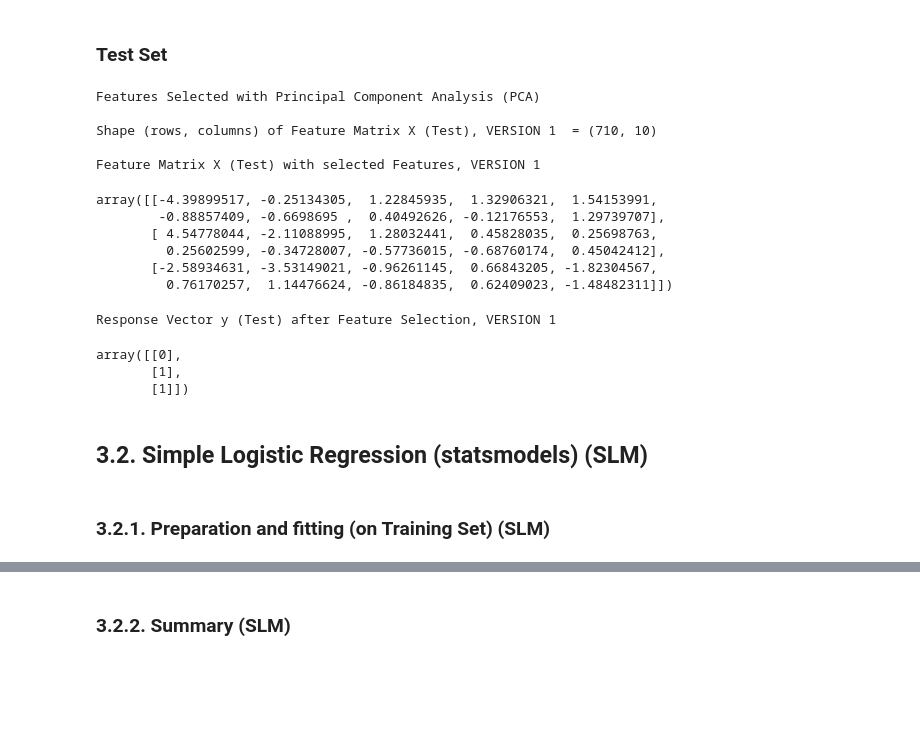
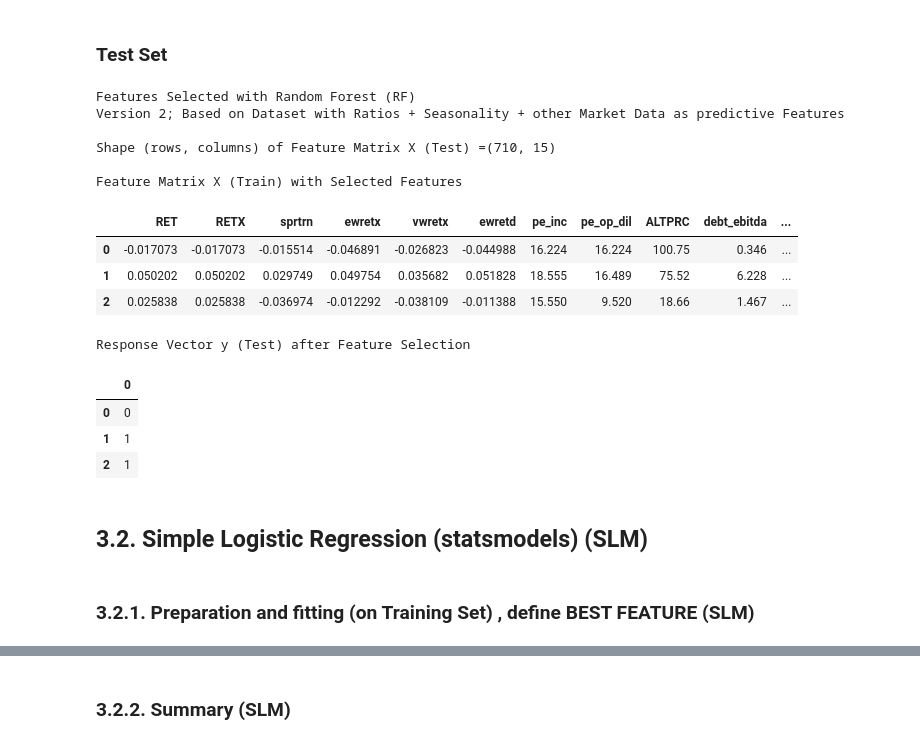
Before and after one commit to mathiasluethi/Machine_Learning_in_Finance_Group_Project, a Jupyter notebook: 3a_prediction_logistic_regression.ipynb, the cells around one changed output, grey strips where cells are left out. Drawn from its saved outputs; the diff is of its cells as text; code cells hidden in the pictures; blank space fills up the shorter version.

```diff
--- a/3a_prediction_logistic_regression.ipynb
+++ b/3a_prediction_logistic_regression.ipynb
@@ -144,44 +132,38 @@ array([[1],
 # %% [markdown]
 ### Test Set
 # %%
-print('Features Selected with ' + str(sel_state))
-if _SELECTION_ == RF:
-    print("")
-    print('Shape (rows, columns) of Feature Matrix X (Test), VERSION ' + str(_VERSION_), ' = ' + str(X_test_s.shape))
-    print("")
-    print('Feature Matrix X (Test) with selected Features, VERSION ' + str(_VERSION))
-    display(X_test_s.head(3))
-    print("")
-    print('Response Vector y (Test) after Feature Selection, VRSION ' + str(_VERSION_))
-    display(y_test_s.head(3))
-elif _SELECTION_ == PCA:
-    print("")
-    print('Shape (rows, columns) of Feature Matrix X (Test), VERSION ' + str(_VERSION_), ' = ' + str(X_test_s.shape))
-    print("")
-    print('Feature Matrix X (Test) with selected Features, VERSION ' + str(_VERSION_))
-    display(X_test_s[0:3,:])
-    print("")
-    print('Response Vector y (Test) after Feature Selection, VERSION ' + str(_VERSION_))
-    display(y_test_s[0:3])
-else: raise ValueError('_SELECTION_ must be either RF or PCA')
+print('Features Selected with ' + str(sel_feat))
+print('Version ' + str(_VERSION_) + '; ' + str(sel_version))
+
+print("")
+print('Shape (rows, columns) of Feature Matrix X (Test) ' + '=' + str(X_test_s.shape))
+print("")
+
+print('Feature Matrix X (Train) with Selected Features')
+display(X_test_s[0:3])
+print("")
+
+print('Response Vector y (Test) after Feature Selection')
+display(y_test_s[0:3])
+print("")
 # %% [output]
-Features Selected with Principal Component Analysis (PCA)
+Features Selected with Random Forest (RF)
+Version 2; Based on Dataset with Ratios + Seasonality + other Market Data as predictive Features
 
-Shape (rows, columns) of Feature Matrix X (Test), VERSION 1  = (710, 10)
+Shape (rows, columns) of Feature Matrix X (Test) =(710, 15)
 
-Feature Matrix X (Test) with selected Features, VERSION 1
+Feature Matrix X (Train) with Selected Features
+|  | RET | RETX | sprtrn | ewretx | vwretx | ewretd | pe_inc | pe_op_dil | ALTPRC | debt_ebitda | ... |
+| 0 | -0.017073 | -0.017073 | -0.015514 | -0.046891 | -0.026823 | -0.044988 | 16.224 | 16.224 | 100.75 | 0.346 | ... |
+| 1 | 0.050202 | 0.050202 | 0.029749 | 0.049754 | 0.035682 | 0.051828 | 18.555 | 16.489 | 75.52 | 6.228 | ... |
+| 2 | 0.025838 | 0.025838 | -0.036974 | -0.012292 | -0.038109 | -0.011388 | 15.550 | 9.520 | 18.66 | 1.467 | ... |
-array([[-4.39899517, -0.25134305,  1.22845935,  1.32906321,  1.54153991,
-        -0.88857409, -0.6698695 ,  0.40492626, -0.12176553,  1.29739707],
-       [ 4.54778044, -2.11088995,  1.28032441,  0.45828035,  0.25698763,
-         0.25602599, -0.34728007, -0.57736015, -0.68760174,  0.45042412],
-       [-2.58934631, -3.53149021, -0.96261145,  0.66843205, -1.82304567,
-         0.76170257,  1.14476624, -0.86184835,  0.62409023, -1.48482311]])
+Response Vector y (Test) after Feature Selection
-Response Vector y (Test) after Feature Selection, VERSION 1
-array([[0],
-       [1],
-       [1]])
+|  | 0 |
+| 0 | 0 |
+| 1 | 1 |
+| 2 | 1 |
 # %% [markdown]
 ## 3.2. Simple Logistic Regression (statsmodels) (SLM)
 # %% [markdown]
-### 3.2.1. Preparation and fitting (on Training Set) (SLM)
+### 3.2.1. Preparation and fitting (on Training Set) , define BEST FEATURE (SLM)
 # %%
```
Also changed, not shown: parts of 27 cells of this notebook, 28 other files.
